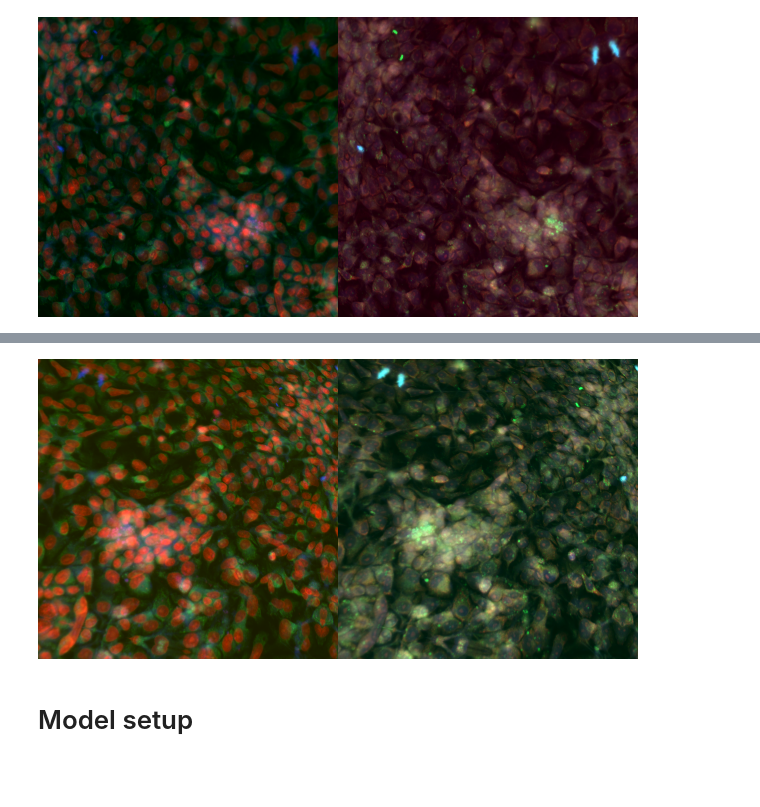
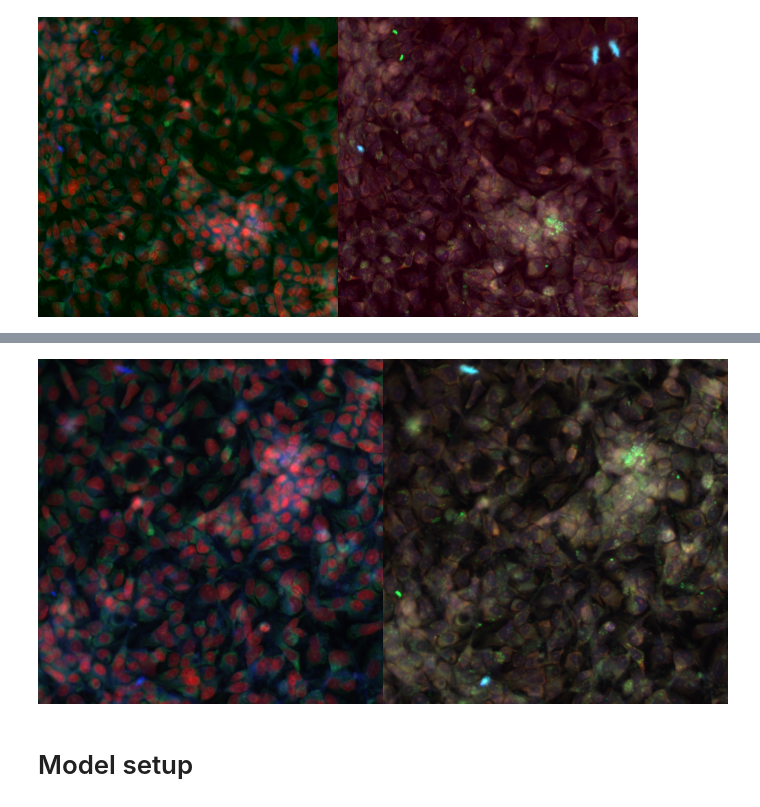
Before and after one commit to MicPie/recursion-cellular-image-classification, a Jupyter notebook: rcic_v34_efficientnet-b3_ct-pg-exp_pg0.ipynb, the cells around one changed output, grey strips where cells are left out. Cells and saved outputs as stored; diff of their text form; code cells hidden in the pictures; blank space fills up the shorter version.

```diff
--- a/rcic_v34_efficientnet-b3_ct-pg-exp_pg0.ipynb
+++ b/rcic_v34_efficientnet-b3_ct-pg-exp_pg0.ipynb
@@ -596,9 +558,9 @@ data.train_ds[0][0]
 #data.train_ds[0][0].apply_tfms(crop(size=300, row_pct=(0,1), col_pct=(0,1)))
 # %%
 ### ORIGINAL 512px NO TFMS
-data.train_ds[0][0]
+open_image_6Dct(data.train_ds.x.items[0])# .data[0].shape
 # %% [output]
-[figure, old version]
+[figure, new version]
 # %% [markdown]
 # Model setup
 # %% [markdown]
```
Also changed, not shown: parts of 46 cells of this notebook, 1 other file.
